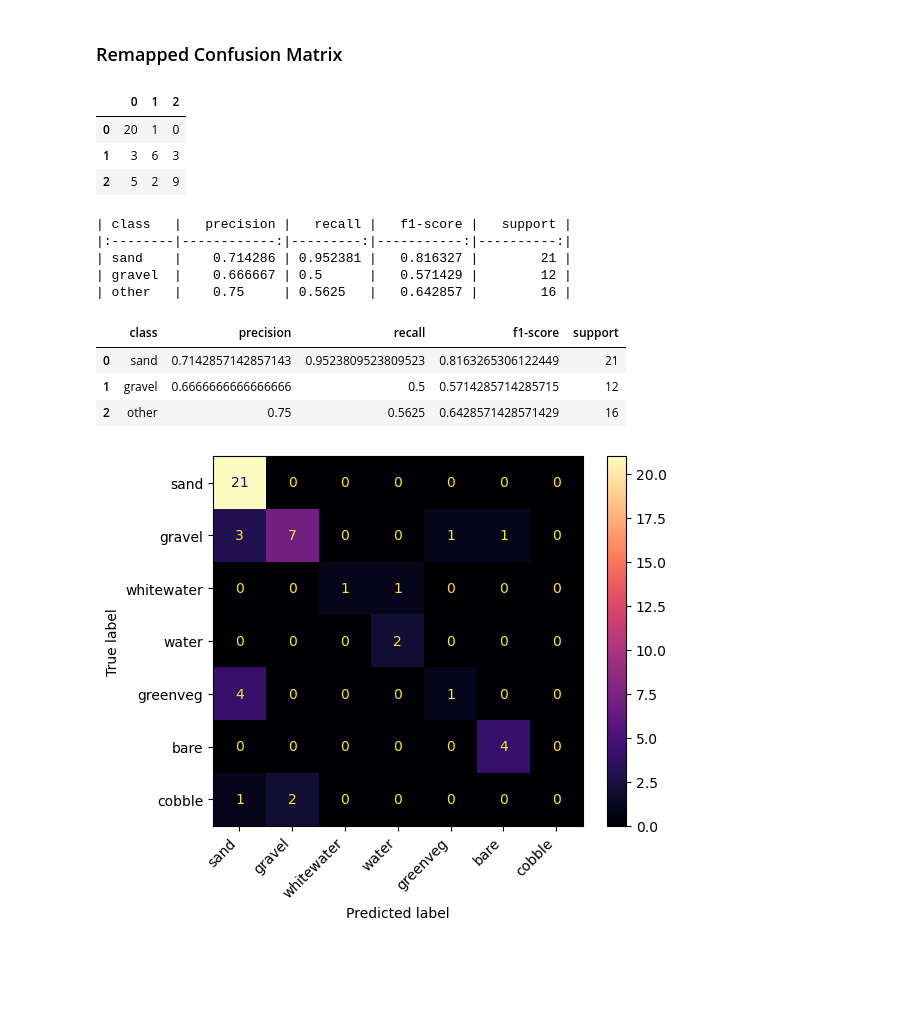
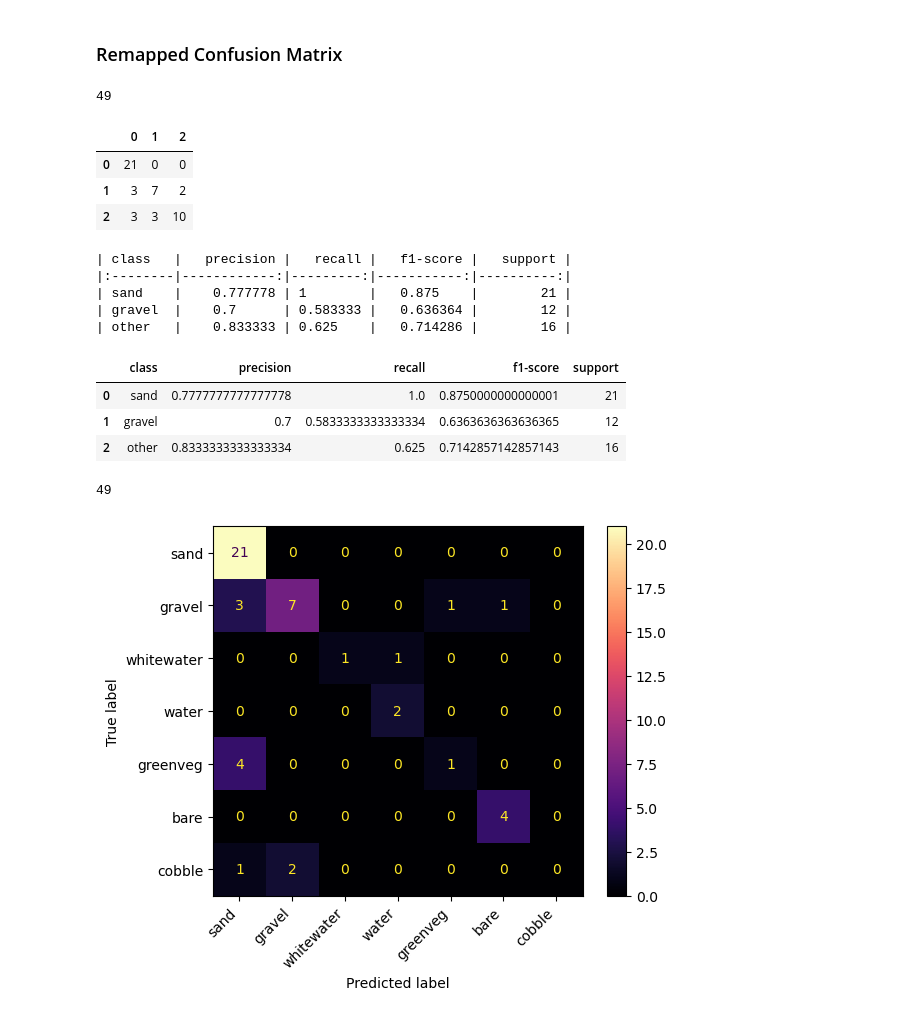
Before and after one commit to BerkeleySandProject/py-sand-mapping, a Jupyter notebook: validation/global-validation.ipynb, the cells around one changed output. Cells and saved outputs as stored; diff of their text form; code cells hidden in the pictures; blank space fills up the shorter version.

```diff
--- a/validation/global-validation.ipynb
+++ b/validation/global-validation.ipynb
@@ -306,6 +299,6 @@ print(random_grid)
 # %%
 RF = RandomForestClassifier(n_jobs=-1)
 
-random_search_clf, cm = random_search_wrapper(RF, X_train, X_test, y_train, y_test, random_grid)
+random_search_clf, cm_rand, remapped_cm_rand = random_search_wrapper(RF, X_train, X_test, y_train, y_test, random_grid, n_iter=300, n_splits=5)
 # %% [output]
 Best params for remapped_f1_score
@@ -358,16 +339,21 @@ def grid_search_wrapper(clf, X_train, X_test, y_train, y_test, param_grid, verbo
     # make the predictions
     y_pred = grid_search.predict(X_test.values)
 
-    print('Best params for {}'.format(refit_score))
-    print(grid_search.best_params_)
 
     # confusion matrix on the test data.
     print('\nConfusion matrix of Random Forest optimized for {} on the test data:'.format(refit_score))
     cm = confusion_matrix(y_test, y_pred)
     print(pd.DataFrame(cm))
 
-    tv.remap_cm(cm)
+    remapped_cm = tv.remap_cm(y_test, y_pred)
 
-    print("Remapped F1 Score (s+g only): {:6.4f} | remapped accuracy score: {:6.4f}".format(remapped_f1_score(y_test, y_pred), remapped_accuracy_score(y_test, y_pred)))
-    return grid_search, cm
+    tv.display_cm(cm)
+    tv.display_cm(remapped_cm, tv.remapped_class_labels)
+
+    print("Remapped F1 Score (s+g only): {:6.4f} | remapped accuracy score: {:6.4f}".format(tv.remapped_f1_score(y_test, y_pred), tv.remapped_accuracy_score(y_test, y_pred)))
+
+    print('Best params for {}'.format(refit_score))
+    print(grid_search.best_params_)
+
+    return grid_search, cm, remapped_cm
 # %%
@@ -380,15 +366,15 @@ def grid_search_wrapper(clf, X_train, X_test, y_train, y_test, param_grid, verbo
 # %%
 param_grid = {
     'bootstrap': [True], #, False],
-    'max_depth': [int(x) for x in np.linspace(100, 200, num = 10)],
+    'max_depth': [int(x) for x in np.linspace(30, 150, num = 10)],
     'max_features': [None],
     'min_samples_leaf': [2,3,4],
     'min_samples_split': [3,4,5],
-    'n_estimators': [int(x) for x in np.linspace(1800, 2200, num = 6)]
+    'n_estimators': [int(x) for x in np.linspace(700, 1700, num = 11)]
     # 'n_estimators': [int(x) for x in np.logspace(1.8, 3.33, num = 30)]
 
 }
 # %%
 RF = RandomForestClassifier(n_jobs=-1)
-grid_search_clf, cm = grid_search_wrapper(RF, X_train, X_test, y_train, y_test, param_grid, verbose=3)
+grid_search_clf, cm, remapped_cm = grid_search_wrapper(RF, X_train, X_test, y_train, y_test, param_grid, verbose=3)
 # %% [output]
@@ -435,21 +425,27 @@ grid_search_clf.best_params_
 # %% [markdown]
 ### Remapped Confusion Matrix
 # %%
-remapped_cm = tv.remap_cm(cm)
+y_pred = grid_search_clf.predict(X_test.values)
+remapped_cm = tv.remap_cm(y_test, y_pred)
 # %% [output]
+49
 |  | 0 | 1 | 2 |
-| 0 | 20 | 1 | 0 |
-| 1 | 3 | 6 | 3 |
-| 2 | 5 | 2 | 9 |
+| 0 | 21 | 0 | 0 |
+| 1 | 3 | 7 | 2 |
+| 2 | 3 | 3 | 10 |
-| class   |   precision |   recall |   f1-score |   support |
-|:--------|------------:|---------:|-----------:|----------:|
-| sand    |    0.714286 | 0.952381 |   0.816327 |        21 |
-| gravel  |    0.666667 | 0.5      |   0.571429 |        12 |
-| other   |    0.75     | 0.5625   |   0.642857 |        16 |
+| class   |   precision |   recall |   f1-score |   support |
+|:--------|------------:|---------:|-----------:|----------:|
+| sand    |    0.777778 | 1        |   0.875    |        21 |
+| gravel  |    0.7      | 0.583333 |   0.636364 |        12 |
+| other   |    0.833333 | 0.625    |   0.714286 |        16 |
 |  | class | precision | recall | f1-score | support |
-| 0 | sand | 0.7142857142857143 | 0.9523809523809523 | 0.8163265306122449 | 21 |
-| 1 | gravel | 0.6666666666666666 | 0.5 | 0.5714285714285715 | 12 |
-| 2 | other | 0.75 | 0.5625 | 0.6428571428571429 | 16 |
+| 0 | sand | 0.7777777777777778 | 1.0 | 0.8750000000000001 | 21 |
+| 1 | gravel | 0.7 | 0.5833333333333334 | 0.6363636363636365 | 12 |
+| 2 | other | 0.8333333333333334 | 0.625 | 0.7142857142857143 | 16 |
+# %%
+sum(sum(remapped_cm))
+# %% [output]
+49
 # %%
 tv.display_cm(cm)
 # %% [output]
```
Also changed, not shown: parts of 23 cells of this notebook, 6 other files.
